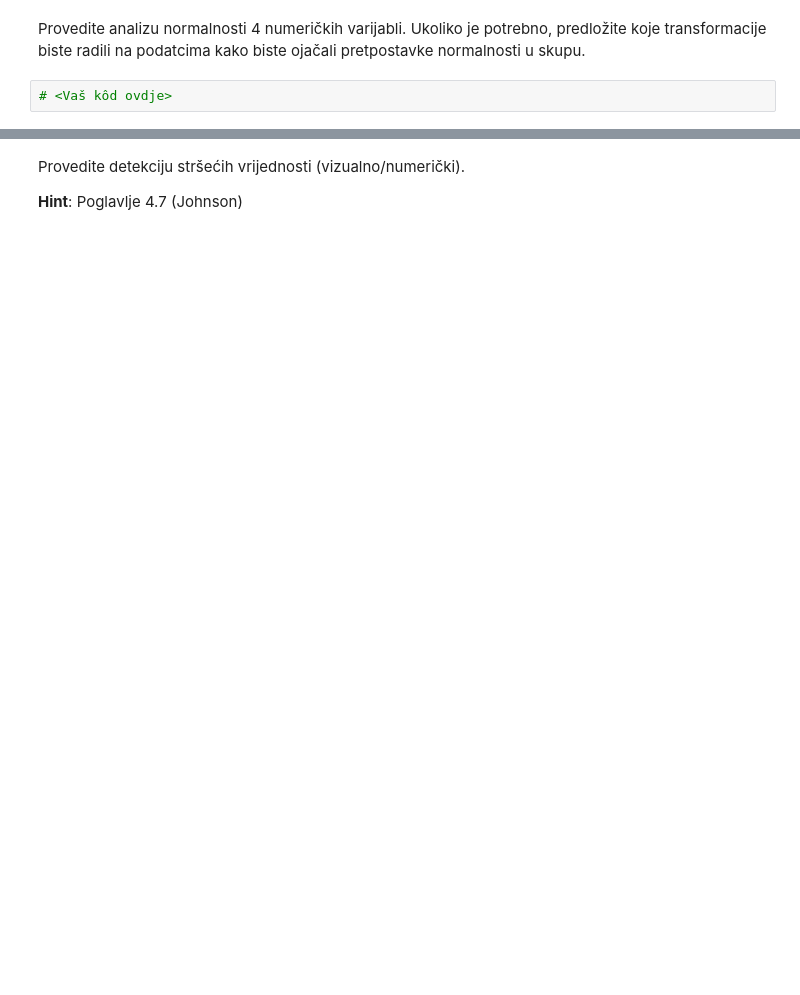
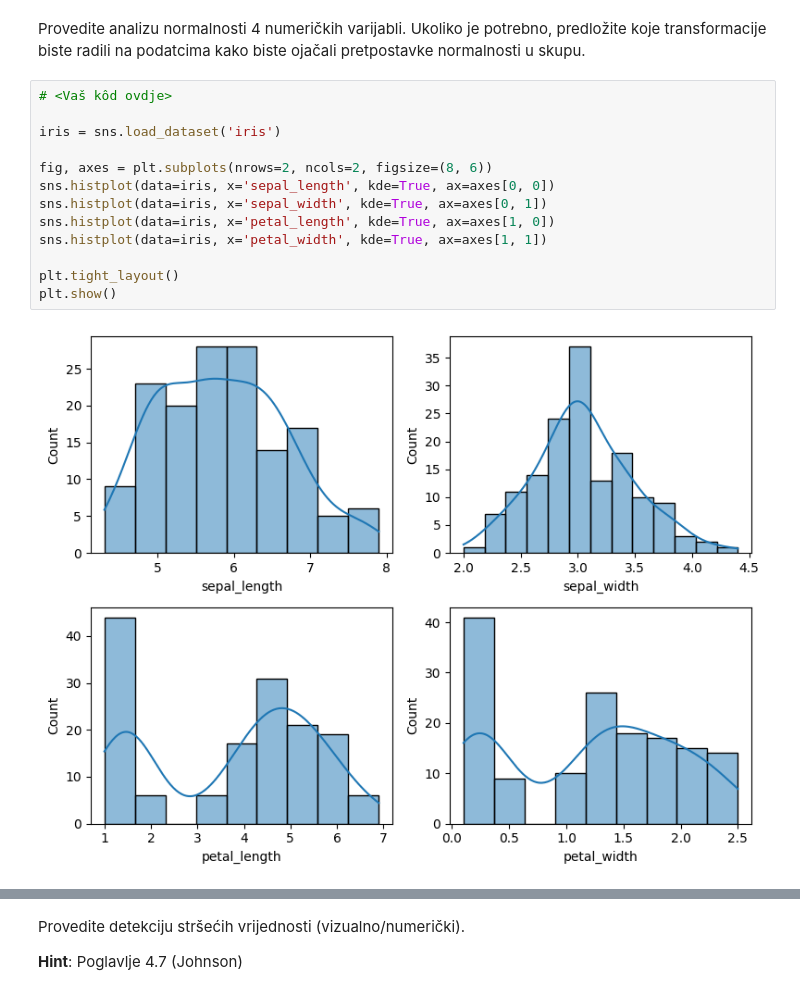
Before and after one commit to sskender/multivariate-data-analysis, a Jupyter notebook: 2023/lab1/SVEN_SKENDER_0036507654.ipynb, the cells around one changed output, grey strips where cells are left out. Drawn from its saved outputs; the diff is of its cells as text; blank space fills up the shorter version.

```diff
--- a/2023/lab1/SVEN_SKENDER_0036507654.ipynb
+++ b/2023/lab1/SVEN_SKENDER_0036507654.ipynb
@@ -388,3 +446,16 @@ Procijenite parametre $\mathbf{\mu},\mathbf{\Sigma}$ vezane uz 4 numeričke vari
 Provedite analizu normalnosti 4 numeričkih varijabli. Ukoliko je potrebno, predložite koje transformacije biste radili na podatcima kako biste ojačali pretpostavke normalnosti u skupu.
 # %%
 # <Vaš kôd ovdje>
+
+iris = sns.load_dataset('iris')
+
+fig, axes = plt.subplots(nrows=2, ncols=2, figsize=(8, 6))
+sns.histplot(data=iris, x='sepal_length', kde=True, ax=axes[0, 0])
+sns.histplot(data=iris, x='sepal_width', kde=True, ax=axes[0, 1])
+sns.histplot(data=iris, x='petal_length', kde=True, ax=axes[1, 0])
+sns.histplot(data=iris, x='petal_width', kde=True, ax=axes[1, 1])
+
+plt.tight_layout()
+plt.show()
+# %% [output]
+[figure, added]
```
Also changed, not shown: parts of 20 cells of this notebook, 1 other file.
